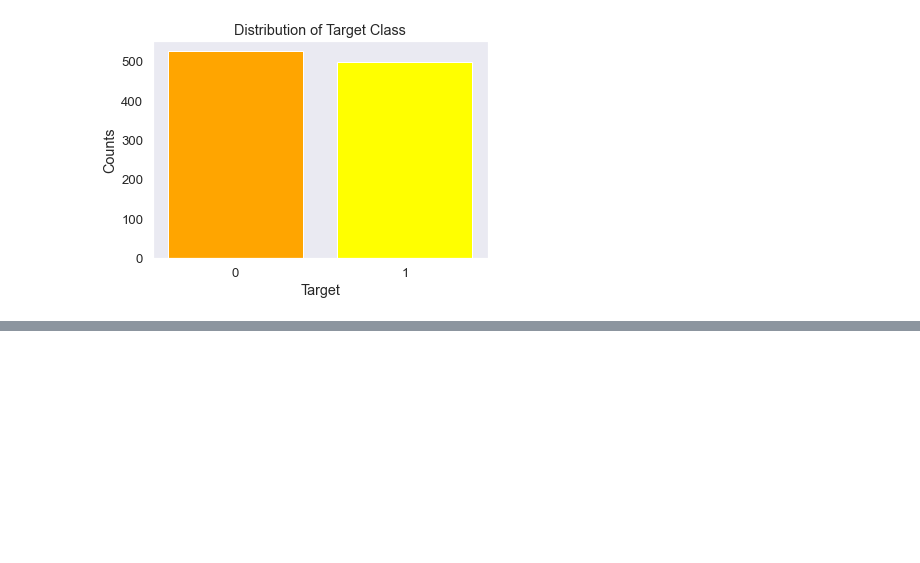
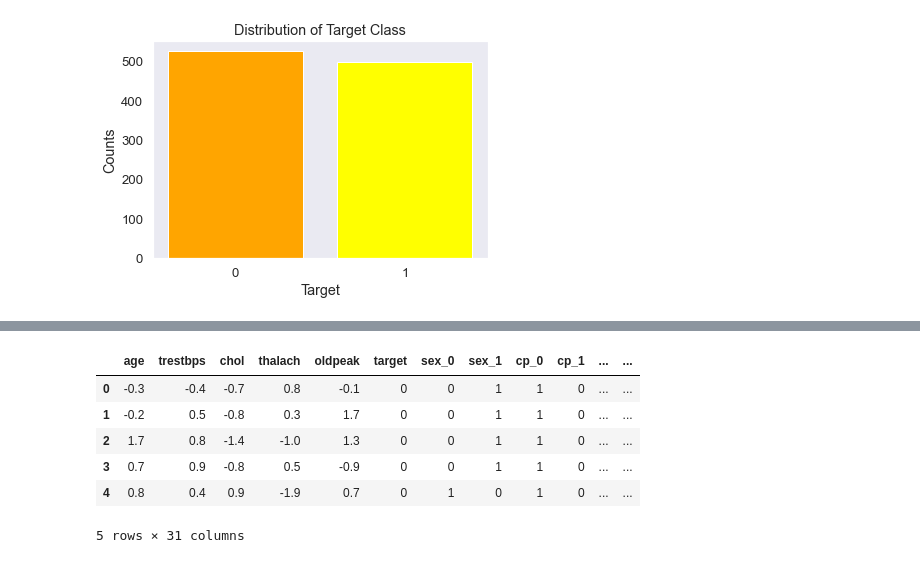
Before and after one commit to franck225-coder/Machine-Learning-project-series, a Jupyter notebook: logistic regression/heart disease prediction/heart_disease_prediction.ipynb, the cells around one changed output, grey strips where cells are left out. Drawn from its saved outputs; the diff is of its cells as text; code cells hidden in the pictures; blank space fills up the shorter version.

Commit message:
data processing

```diff
--- a/logistic regression/heart disease prediction/heart_disease_prediction.ipynb
+++ b/logistic regression/heart disease prediction/heart_disease_prediction.ipynb
@@ -248,0 +257,13 @@ Text(0.5, 1.0, 'Distribution of Target Class')
+# %%
+# kepping all the data
+# drop NA values
+data = data.dropna()
+data.head()
+# %% [output]
+|  | age | trestbps | chol | thalach | oldpeak | target | sex_0 | sex_1 | cp_0 | cp_1 | ... | ... |
+| 0 | -0.3 | -0.4 | -0.7 | 0.8 | -0.1 | 0 | 0 | 1 | 1 | 0 | ... | ... |
+| 1 | -0.2 | 0.5 | -0.8 | 0.3 | 1.7 | 0 | 0 | 1 | 1 | 0 | ... | ... |
+| 2 | 1.7 | 0.8 | -1.4 | -1.0 | 1.3 | 0 | 0 | 1 | 1 | 0 | ... | ... |
+| 3 | 0.7 | 0.9 | -0.8 | 0.5 | -0.9 | 0 | 0 | 1 | 1 | 0 | ... | ... |
+| 4 | 0.8 | 0.4 | 0.9 | -1.9 | 0.7 | 0 | 1 | 0 | 1 | 0 | ... | ... |
+5 rows × 31 columns
```
Also changed, not shown: parts of 4 cells of this notebook.
